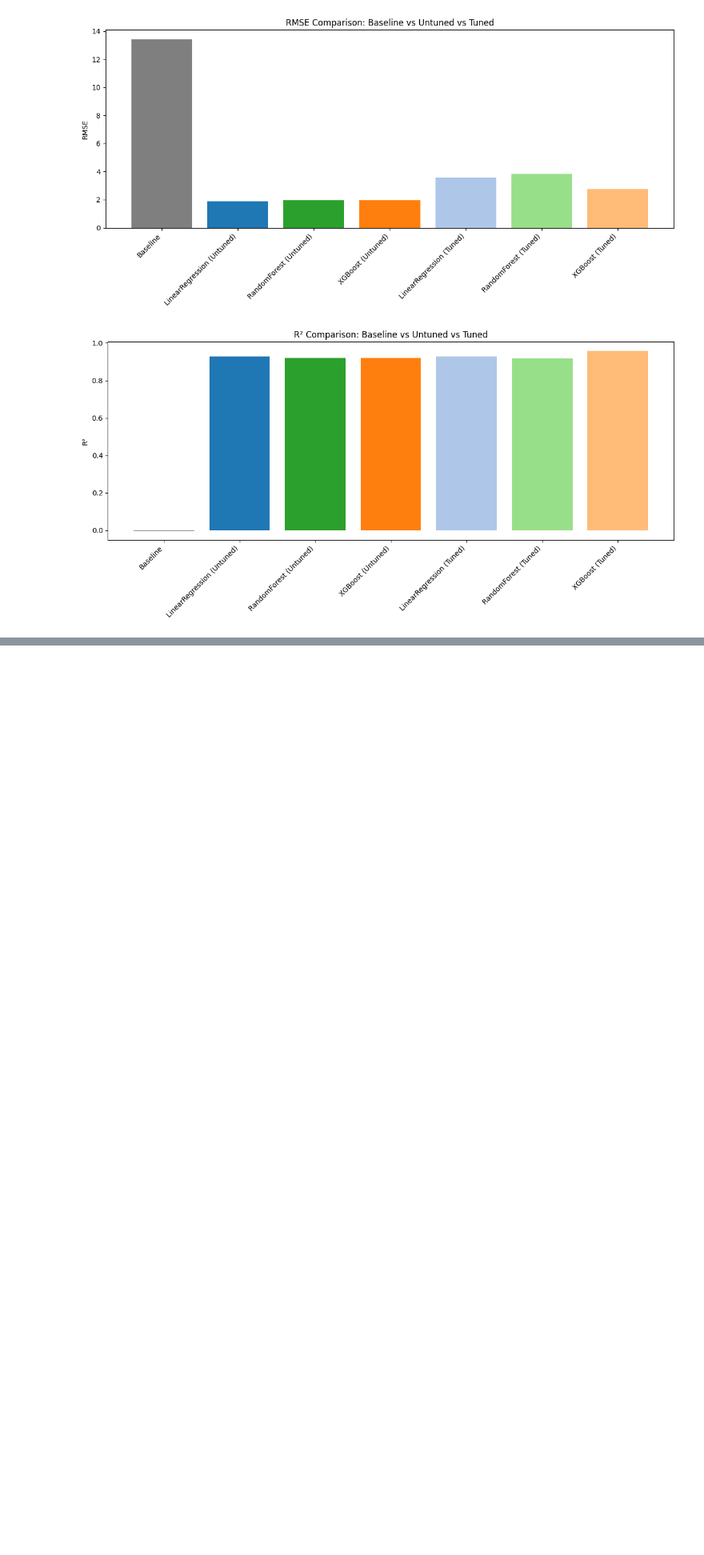
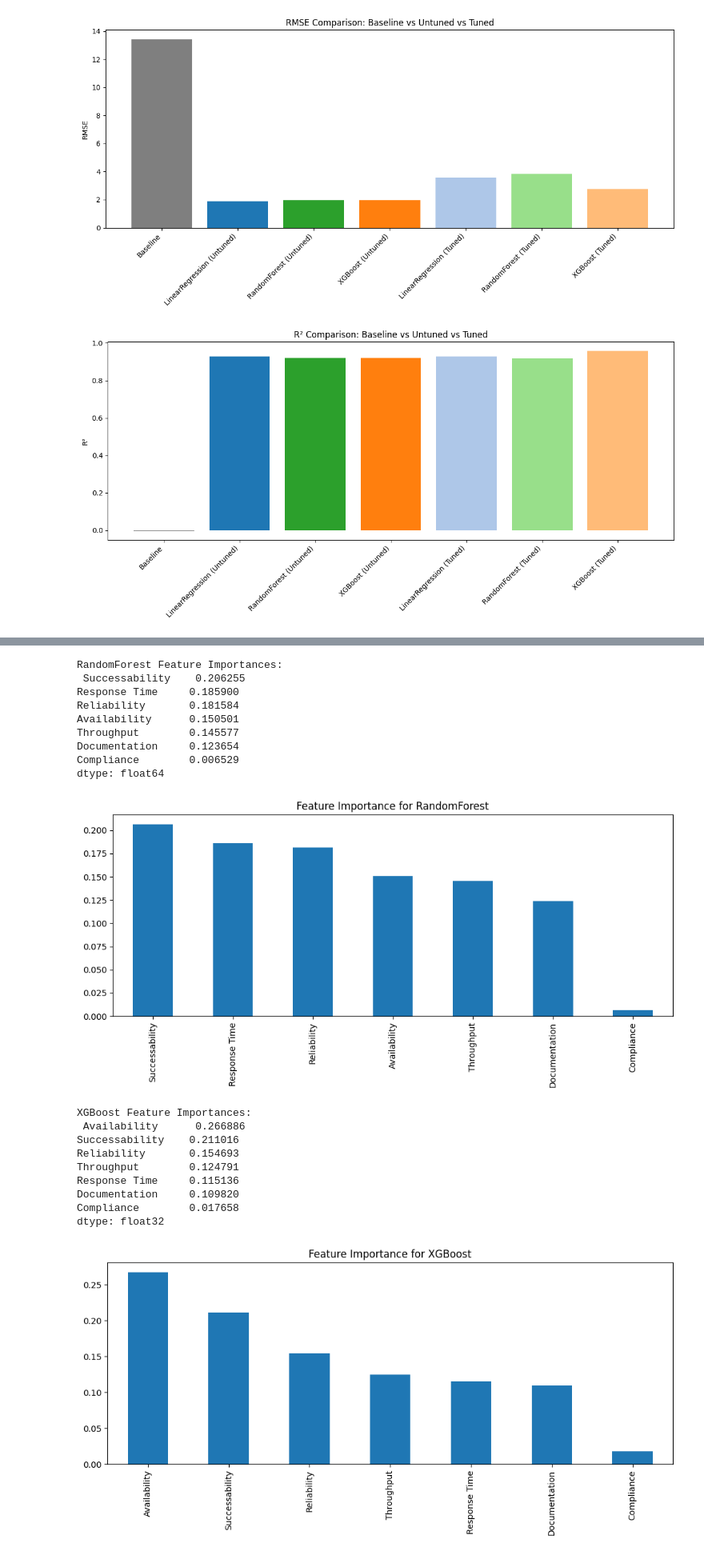
Before and after one commit to ricardo-abreu1/Route-25, a Jupyter notebook: Data_Process.ipynb, the cells around one changed output, grey strips where cells are left out. Shown: that part at 80% size. Cells and saved outputs as stored; diff of their text form; code cells hidden in the pictures; blank space fills up the shorter version.

```diff
--- a/Data_Process.ipynb
+++ b/Data_Process.ipynb
@@ -374,0 +443,36 @@ plt.show()
+# %%
+for name, model in [("RandomForest", best_rf), ("XGBoost", best_xgb)]:
+    # If model is a pipeline, extract the estimator
+    estimator = model.named_steps['model'] if hasattr(model, 'named_steps') else model
+
+    # Feature importance
+    feature_importances = pd.Series(estimator.feature_importances_,
+                                    index=X_train.columns).sort_values(ascending=False)
+
+    print(f"\n{name} Feature Importances:\n",feature_importances)
+
+    # Plot
+    feature_importances.plot(kind='bar', figsize=(10, 5), title=f"Feature Importance for {name}")
+    plt.tight_layout()
+    plt.show()
+# %% [output]
+RandomForest Feature Importances:
+ Successability    0.206255
+Response Time     0.185900
+Reliability       0.181584
+Availability      0.150501
+Throughput        0.145577
+Documentation     0.123654
+Compliance        0.006529
+dtype: float64
+[figure, added]
+XGBoost Feature Importances:
+ Availability      0.266886
+Successability    0.211016
+Reliability       0.154693
+Throughput        0.124791
+Response Time     0.115136
+Documentation     0.109820
+Compliance        0.017658
+dtype: float32
+[figure, added]
```
Also changed, not shown: parts of 31 cells of this notebook, 3 other files.
